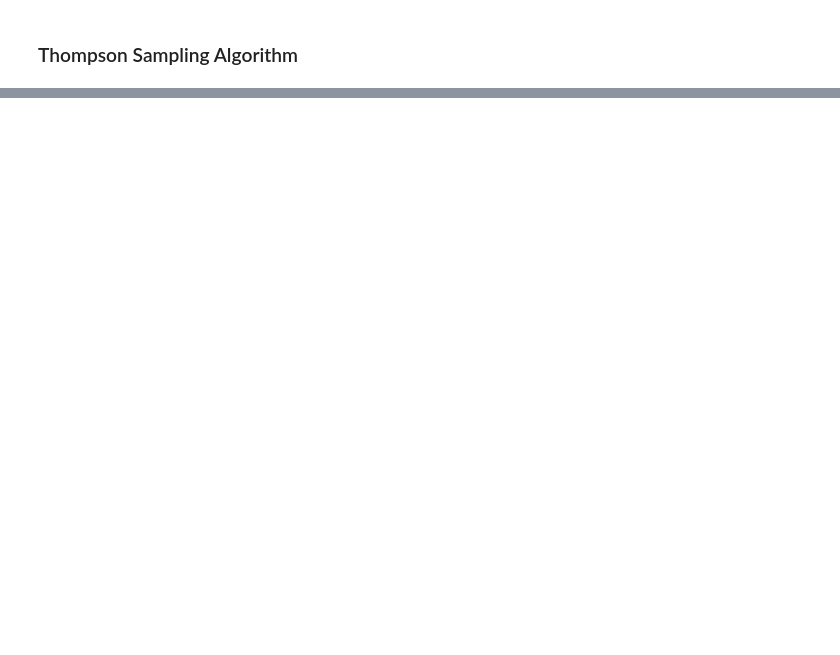
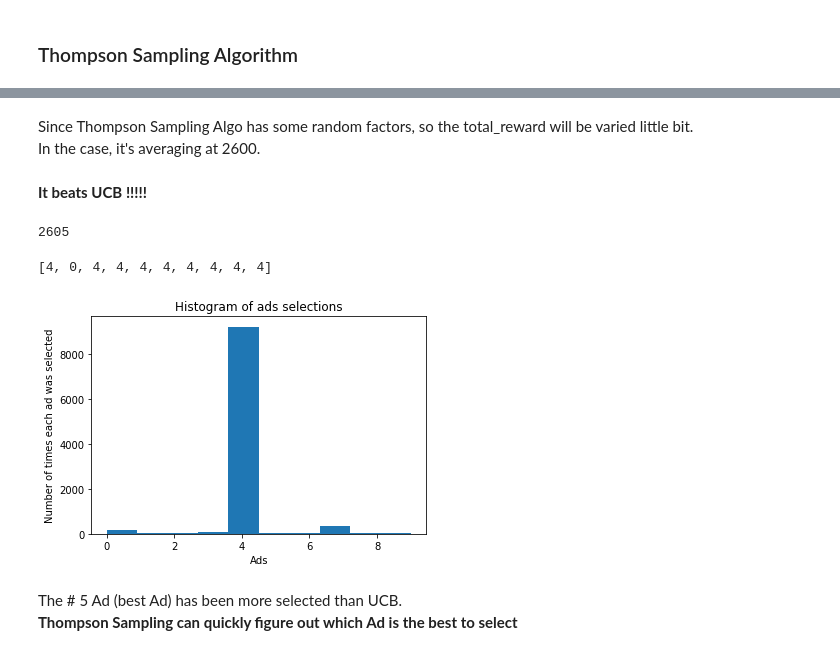
Before and after one commit to yunjcai/Machine-Learning-A-Z, a Jupyter notebook: Part 6 - Reinforcement Learning/Reinforcement Learning.ipynb, the cells around one changed output, grey strips where cells are left out. Drawn from its saved outputs; the diff is of its cells as text; code cells hidden in the pictures; blank space fills up the shorter version.

```diff
--- a/Part 6 - Reinforcement Learning/Reinforcement Learning.ipynb
+++ b/Part 6 - Reinforcement Learning/Reinforcement Learning.ipynb
@@ -266,0 +286,3 @@ $beta$ 分布和 Bandit 算法有什么关联呢？实际上，每个臂是否
+# %%
+numbers_of_rewards_1 = [0] * d
+numbers_of_rewards_0 = [0] * d
@@ -266,0 +297,59 @@ $beta$ 分布和 Bandit 算法有什么关联呢？实际上，每个臂是否
+# %%
+# Need random library for random draw from beta distribution
+import random
+
+for n in range(0,dataset.shape[0]):
+    ad = 0
+    max_random = 0 # highest random draw for Thompson Sampling
+    for i in range(0,d): # Go through 10 ads
+        # STEP 2 :
+        # Random draws from Beta distribtuion of parameters that we choose
+        random_beta = random.betavariate(numbers_of_rewards_1[i] + 1,
+                                         numbers_of_rewards_0[i] + 1)
+        # STEP 3 : We still need take the highest random draw
+        if random_beta > max_random:
+            max_random = random_beta
+            ad = i
+    # this vector contains all the different ad selected at each round
+    ads_selected.append(ad)
+
+    # Since we only have simulation data, then we go through it and give the
+    # rewards for which ad has been selected in the simulation dataset
+    # 根据 dataset 来判断用户是否点击了当前广告。
+    # (0 if non-select, 1 if select)
+    reward = dataset.values[n,ad]
+
+    # Need increment variables in STEP 1 when we got the reward or not
+    if reward == 1:
+        # Need increment the reward variable only for the ad which is the highest random draw
+        # This ad is also the ad we selected in the real world
+        numbers_of_rewards_1[ad] = numbers_of_rewards_1[ad] + 1
+    else:
+        # Need increment if no reward
+        numbers_of_rewards_0[ad] = numbers_of_rewards_0[ad] + 1
+    # Performance Evaluating
+    total_reward = total_reward + reward
+# %% [markdown]
+Since Thompson Sampling Algo has some random factors, so the total_reward will be varied little bit.<br>
+In the case, it's averaging at 2600.<br><br>
+**It beats UCB !!!!!**
+# %%
+print(total_reward)
+# %% [output]
+2605
+# %%
+ads_selected[-10:]
+# %% [output]
+[4, 0, 4, 4, 4, 4, 4, 4, 4, 4]
+# %%
+# Visualising the Results - Histogram
+plt.hist(ads_selected)
+plt.title('Histogram of ads selections')
+plt.xlabel('Ads')
+plt.ylabel('Number of times each ad was selected')
+plt.show()
+# %% [output]
+[figure, added]
+# %% [markdown]
+The # 5 Ad (best Ad) has been more selected than UCB.<br>
+**Thompson Sampling can quickly figure out which Ad is the best to select**
```
Also changed, not shown: parts of 13 cells of this notebook.
